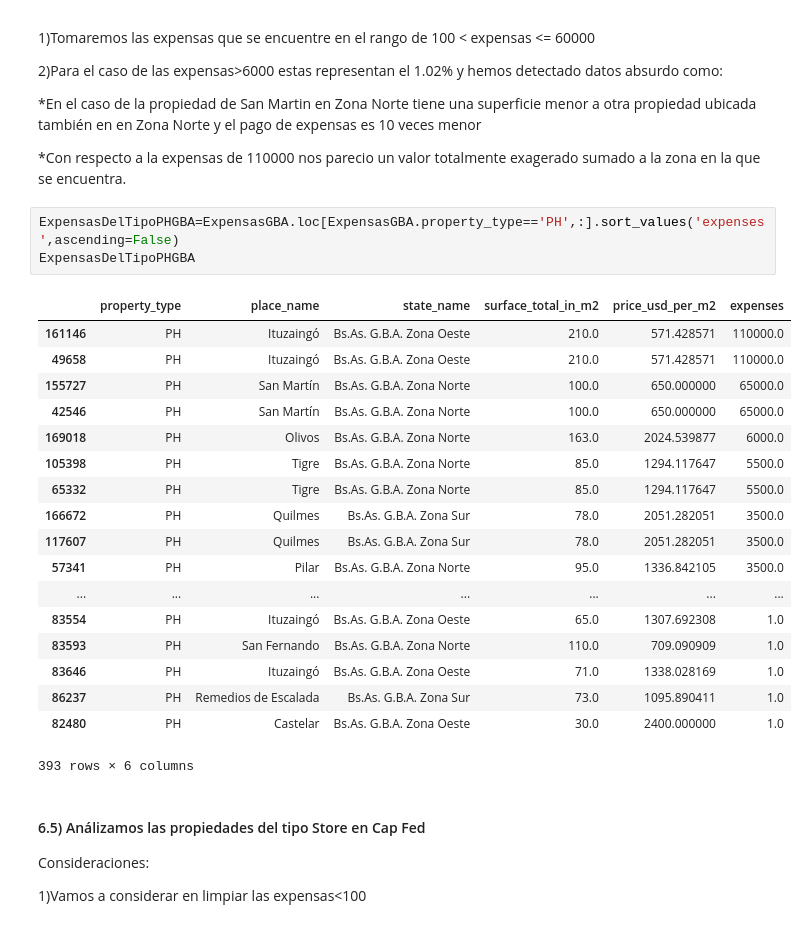
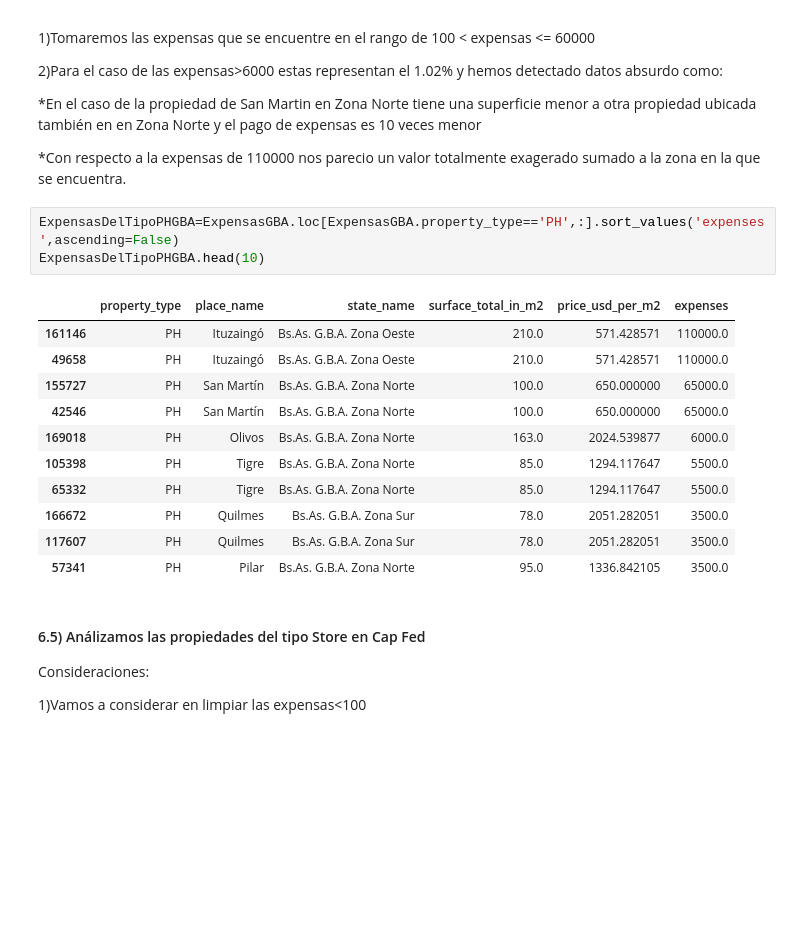
Before and after one commit to ariel55/survivingdata, a Jupyter notebook: yuri.ipynb, the cells around one changed output. Cells and saved outputs as stored; diff of their text form; blank space fills up the shorter version.

```diff
--- a/yuri.ipynb
+++ b/yuri.ipynb
@@ -494,26 +537,19 @@ Consideraciones:
 *Con respecto a la expensas de 110000 nos parecio un valor totalmente exagerado sumado a la zona en la que se encuentra.
 # %%
 ExpensasDelTipoPHGBA=ExpensasGBA.loc[ExpensasGBA.property_type=='PH',:].sort_values('expenses',ascending=False)
-ExpensasDelTipoPHGBA
+ExpensasDelTipoPHGBA.head(10)
 # %% [output]
 |  | property_type | place_name | state_name | surface_total_in_m2 | price_usd_per_m2 | expenses |
 | 161146 | PH | Ituzaingó | Bs.As. G.B.A. Zona Oeste | 210.0 | 571.428571 | 110000.0 |
 | 49658 | PH | Ituzaingó | Bs.As. G.B.A. Zona Oeste | 210.0 | 571.428571 | 110000.0 |
 | 155727 | PH | San Martín | Bs.As. G.B.A. Zona Norte | 100.0 | 650.000000 | 65000.0 |
 | 42546 | PH | San Martín | Bs.As. G.B.A. Zona Norte | 100.0 | 650.000000 | 65000.0 |
 | 169018 | PH | Olivos | Bs.As. G.B.A. Zona Norte | 163.0 | 2024.539877 | 6000.0 |
 | 105398 | PH | Tigre | Bs.As. G.B.A. Zona Norte | 85.0 | 1294.117647 | 5500.0 |
 | 65332 | PH | Tigre | Bs.As. G.B.A. Zona Norte | 85.0 | 1294.117647 | 5500.0 |
 | 166672 | PH | Quilmes | Bs.As. G.B.A. Zona Sur | 78.0 | 2051.282051 | 3500.0 |
 | 117607 | PH | Quilmes | Bs.As. G.B.A. Zona Sur | 78.0 | 2051.282051 | 3500.0 |
 | 57341 | PH | Pilar | Bs.As. G.B.A. Zona Norte | 95.0 | 1336.842105 | 3500.0 |
-| ... | ... | ... | ... | ... | ... | ... |
-| 83554 | PH | Ituzaingó | Bs.As. G.B.A. Zona Oeste | 65.0 | 1307.692308 | 1.0 |
-| 83593 | PH | San Fernando | Bs.As. G.B.A. Zona Norte | 110.0 | 709.090909 | 1.0 |
-| 83646 | PH | Ituzaingó | Bs.As. G.B.A. Zona Oeste | 71.0 | 1338.028169 | 1.0 |
-| 86237 | PH | Remedios de Escalada | Bs.As. G.B.A. Zona Sur | 73.0 | 1095.890411 | 1.0 |
-| 82480 | PH | Castelar | Bs.As. G.B.A. Zona Oeste | 30.0 | 2400.000000 | 1.0 |
-393 rows × 6 columns
 # %% [markdown]
 #### 6.5) Análizamos las propiedades del tipo Store en Cap Fed
 Consideraciones:
```
Also changed, not shown: parts of 45 cells of this notebook.
